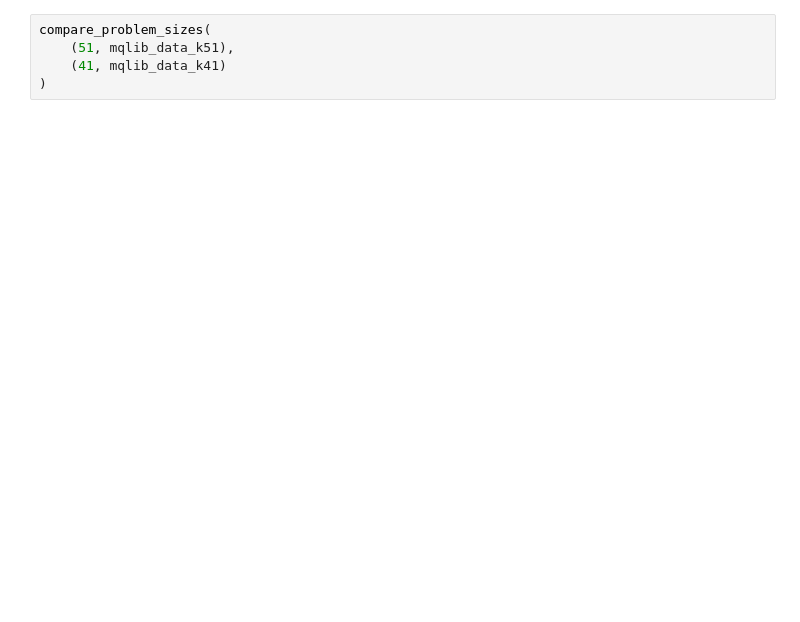
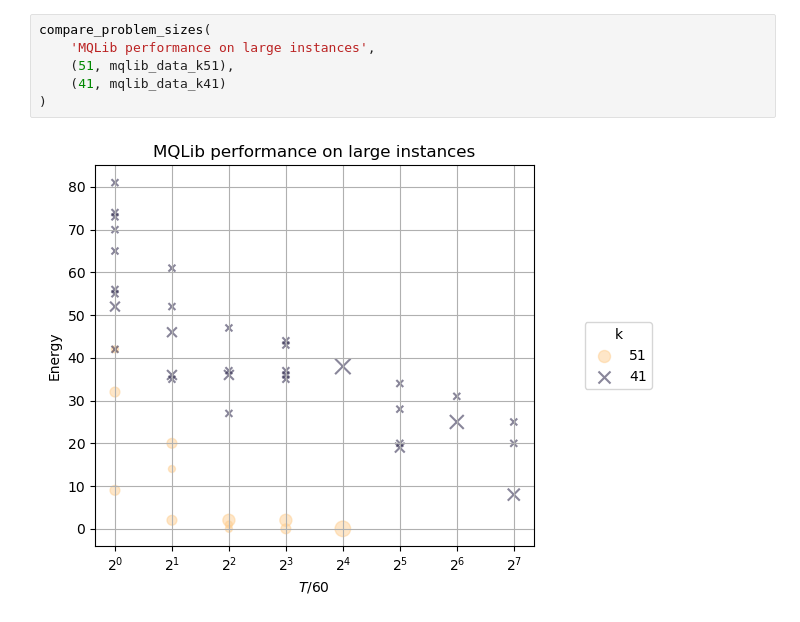
Before and after one commit to JoshCudby/quantum_pangenomics, a Jupyter notebook: edge_tangle/notebooks/edge_tangle_plotting.ipynb, the cells around one changed output. Saved outputs shown, nothing was run; the diff lists cells and outputs as text; blank space fills up the shorter version.

```diff
--- a/edge_tangle/notebooks/edge_tangle_plotting.ipynb
+++ b/edge_tangle/notebooks/edge_tangle_plotting.ipynb
@@ -151,5 +146,8 @@ compare_problem_sizes(
 # %%
 compare_problem_sizes(
+    'MQLib performance on large instances',
     (51, mqlib_data_k51),
     (41, mqlib_data_k41)
 )
+# %% [output]
+[figure, added]
```
Also changed, not shown: parts of 24 cells of this notebook, 2 other files.
